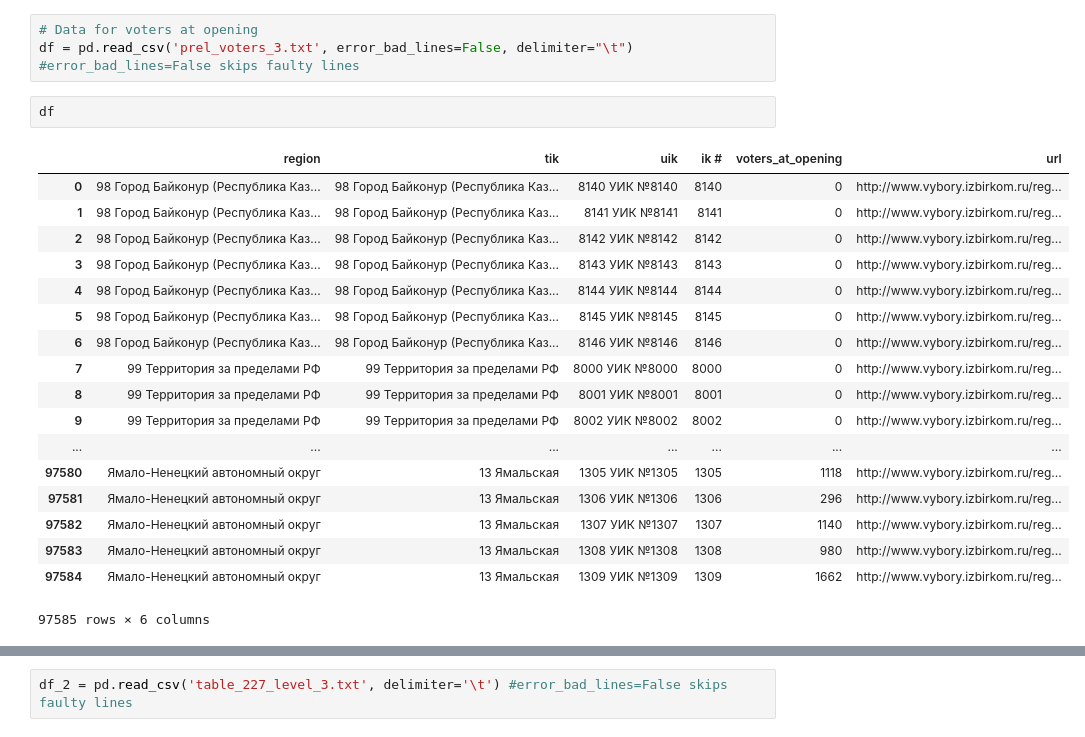
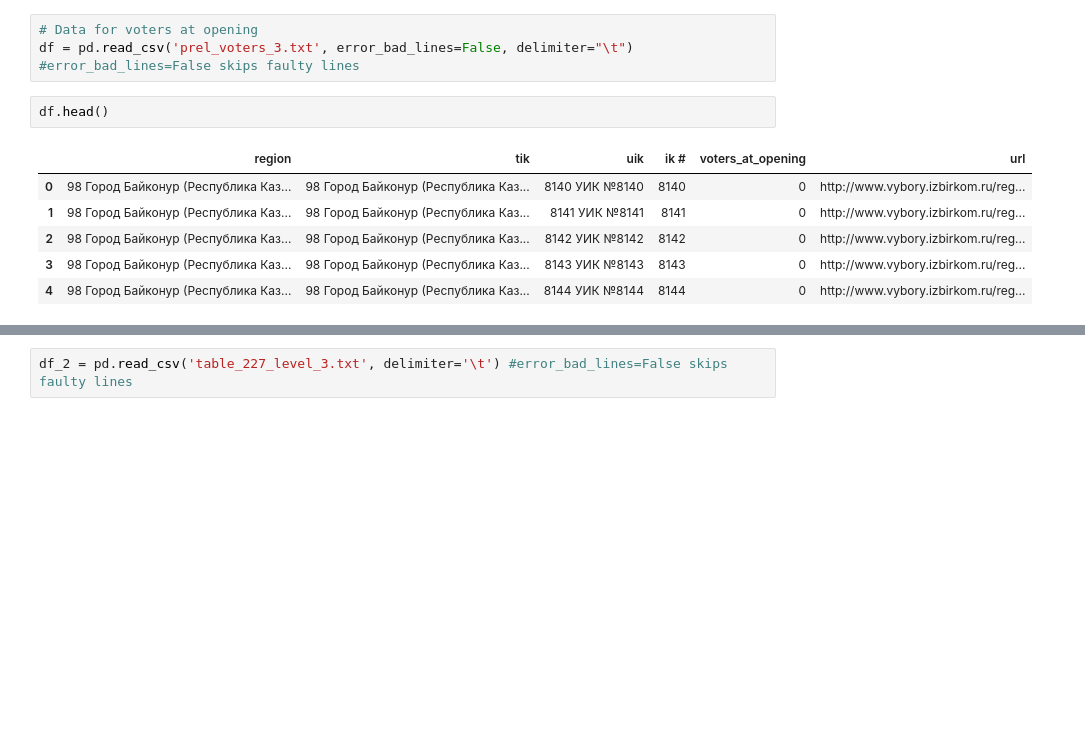
Before and after one commit to n1oftheabove/Statistical-analysis-of-2018-Russian-presidential-elections-data, a Jupyter notebook: first_analysis-preliminary data source/russia_presidential_elections_2018.ipynb, the cells around one changed output, grey strips where cells are left out. Drawn from its saved outputs; the diff is of its cells as text; blank space fills up the shorter version.

```diff
--- a/first_analysis-preliminary data source/russia_presidential_elections_2018.ipynb
+++ b/first_analysis-preliminary data source/russia_presidential_elections_2018.ipynb
@@ -8,24 +8,12 @@ import seaborn as sns
 # Data for voters at opening
 df = pd.read_csv('prel_voters_3.txt', error_bad_lines=False, delimiter="\t") #error_bad_lines=False skips faulty lines
 # %%
-df
+df.head()
 # %% [output]
 |  | region | tik | uik | ik # | voters_at_opening | url |
 | 0 | 98 Город Байконур (Республика Каз... | 98 Город Байконур (Республика Каз... | 8140 УИК №8140 | 8140 | 0 | http://www.vybory.izbirkom.ru/reg... |
 | 1 | 98 Город Байконур (Республика Каз... | 98 Город Байконур (Республика Каз... | 8141 УИК №8141 | 8141 | 0 | http://www.vybory.izbirkom.ru/reg... |
 | 2 | 98 Город Байконур (Республика Каз... | 98 Город Байконур (Республика Каз... | 8142 УИК №8142 | 8142 | 0 | http://www.vybory.izbirkom.ru/reg... |
 | 3 | 98 Город Байконур (Республика Каз... | 98 Город Байконур (Республика Каз... | 8143 УИК №8143 | 8143 | 0 | http://www.vybory.izbirkom.ru/reg... |
 | 4 | 98 Город Байконур (Республика Каз... | 98 Город Байконур (Республика Каз... | 8144 УИК №8144 | 8144 | 0 | http://www.vybory.izbirkom.ru/reg... |
-| 5 | 98 Город Байконур (Республика Каз... | 98 Город Байконур (Республика Каз... | 8145 УИК №8145 | 8145 | 0 | http://www.vybory.izbirkom.ru/reg... |
-| 6 | 98 Город Байконур (Республика Каз... | 98 Город Байконур (Республика Каз... | 8146 УИК №8146 | 8146 | 0 | http://www.vybory.izbirkom.ru/reg... |
-| 7 | 99 Территория за пределами РФ | 99 Территория за пределами РФ | 8000 УИК №8000 | 8000 | 0 | http://www.vybory.izbirkom.ru/reg... |
-| 8 | 99 Территория за пределами РФ | 99 Территория за пределами РФ | 8001 УИК №8001 | 8001 | 0 | http://www.vybory.izbirkom.ru/reg... |
-| 9 | 99 Территория за пределами РФ | 99 Территория за пределами РФ | 8002 УИК №8002 | 8002 | 0 | http://www.vybory.izbirkom.ru/reg... |
-| ... | ... | ... | ... | ... | ... | ... |
-| 97580 | Ямало-Ненецкий автономный округ | 13 Ямальская | 1305 УИК №1305 | 1305 | 1118 | http://www.vybory.izbirkom.ru/reg... |
-| 97581 | Ямало-Ненецкий автономный округ | 13 Ямальская | 1306 УИК №1306 | 1306 | 296 | http://www.vybory.izbirkom.ru/reg... |
-| 97582 | Ямало-Ненецкий автономный округ | 13 Ямальская | 1307 УИК №1307 | 1307 | 1140 | http://www.vybory.izbirkom.ru/reg... |
-| 97583 | Ямало-Ненецкий автономный округ | 13 Ямальская | 1308 УИК №1308 | 1308 | 980 | http://www.vybory.izbirkom.ru/reg... |
-| 97584 | Ямало-Ненецкий автономный округ | 13 Ямальская | 1309 УИК №1309 | 1309 | 1662 | http://www.vybory.izbirkom.ru/reg... |
-97585 rows × 6 columns
 # %%
```
Also changed, not shown: parts of 47 cells of this notebook.
